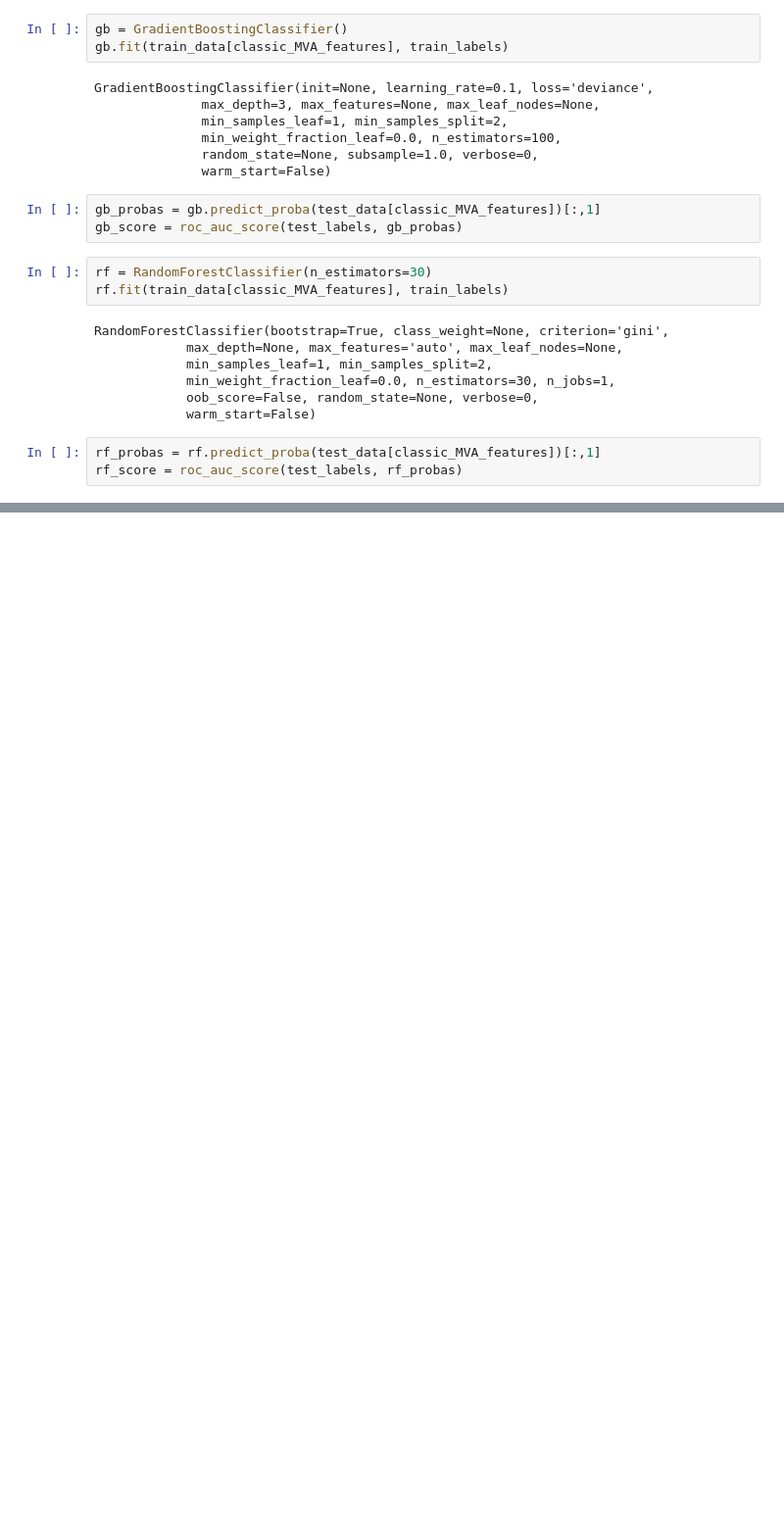
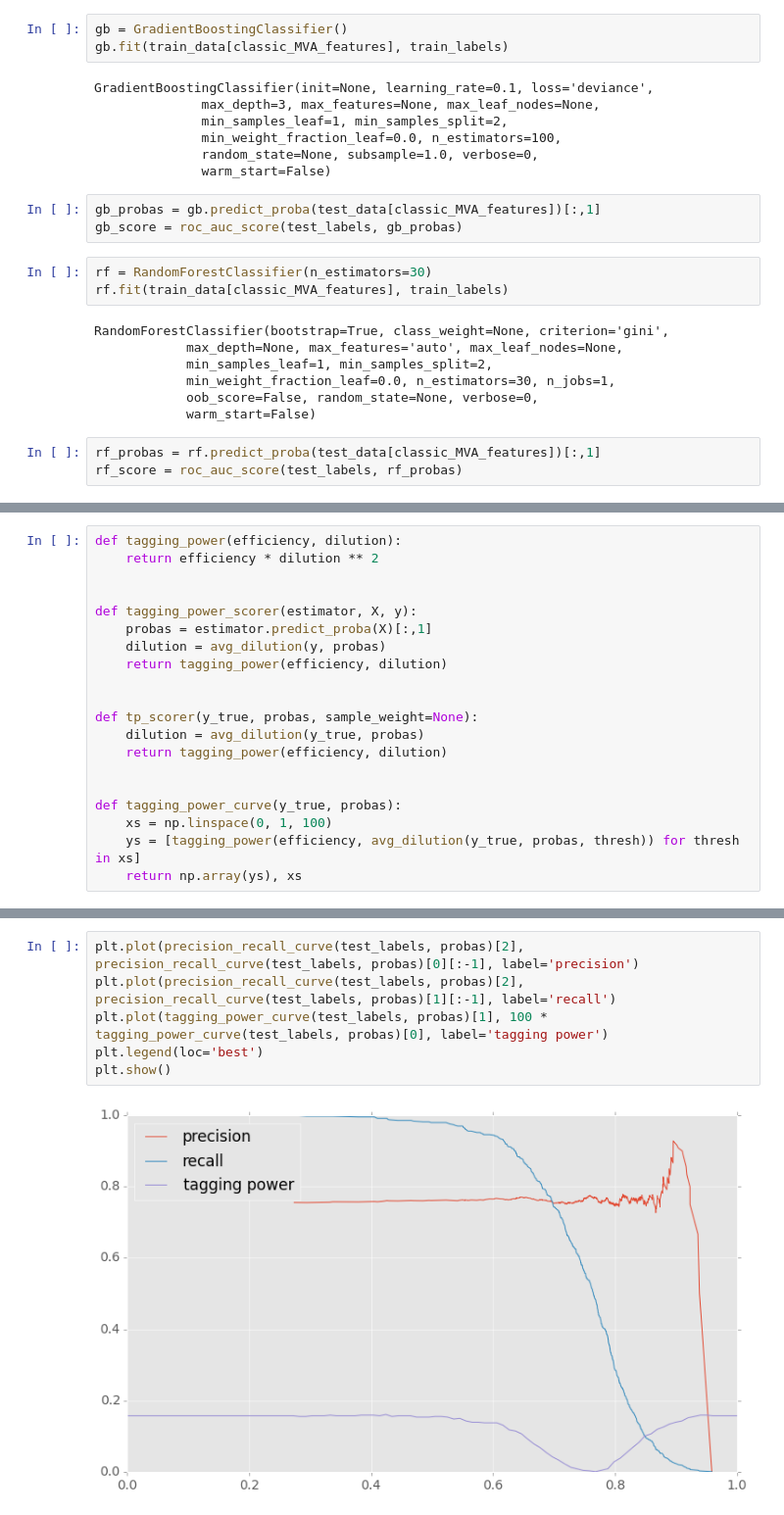
Before and after one commit to bixel/fttrainer, a Jupyter notebook: pandas-training-test.ipynb, the cells around one changed output, grey strips where cells are left out. Shown at 98% size. Saved outputs shown, nothing was run; the diff lists cells and outputs as text; blank space fills up the shorter version.

```diff
--- a/pandas-training-test.ipynb
+++ b/pandas-training-test.ipynb
@@ -211,0 +263,20 @@ b.save_model('trained_model.xgb')
+# %%
+def tagging_power(efficiency, dilution):
+    return efficiency * dilution ** 2
+
+
+def tagging_power_scorer(estimator, X, y):
+    probas = estimator.predict_proba(X)[:,1]
+    dilution = avg_dilution(y, probas)
+    return tagging_power(efficiency, dilution)
+
+
+def tp_scorer(y_true, probas, sample_weight=None):
+    dilution = avg_dilution(y_true, probas)
+    return tagging_power(efficiency, dilution)
+
+
+def tagging_power_curve(y_true, probas):
+    xs = np.linspace(0, 1, 100)
+    ys = [tagging_power(efficiency, avg_dilution(y_true, probas, thresh)) for thresh in xs]
+    return np.array(ys), xs
@@ -211,0 +342,8 @@ b.save_model('trained_model.xgb')
+# %%
+plt.plot(precision_recall_curve(test_labels, probas)[2], precision_recall_curve(test_labels, probas)[0][:-1], label='precision')
+plt.plot(precision_recall_curve(test_labels, probas)[2], precision_recall_curve(test_labels, probas)[1][:-1], label='recall')
+plt.plot(tagging_power_curve(test_labels, probas)[1], 100 * tagging_power_curve(test_labels, probas)[0], label='tagging power')
+plt.legend(loc='best')
+plt.show()
+# %% [output]
+[figure, added]
```
Also changed, not shown: parts of 24 cells of this notebook, 5 other files.
